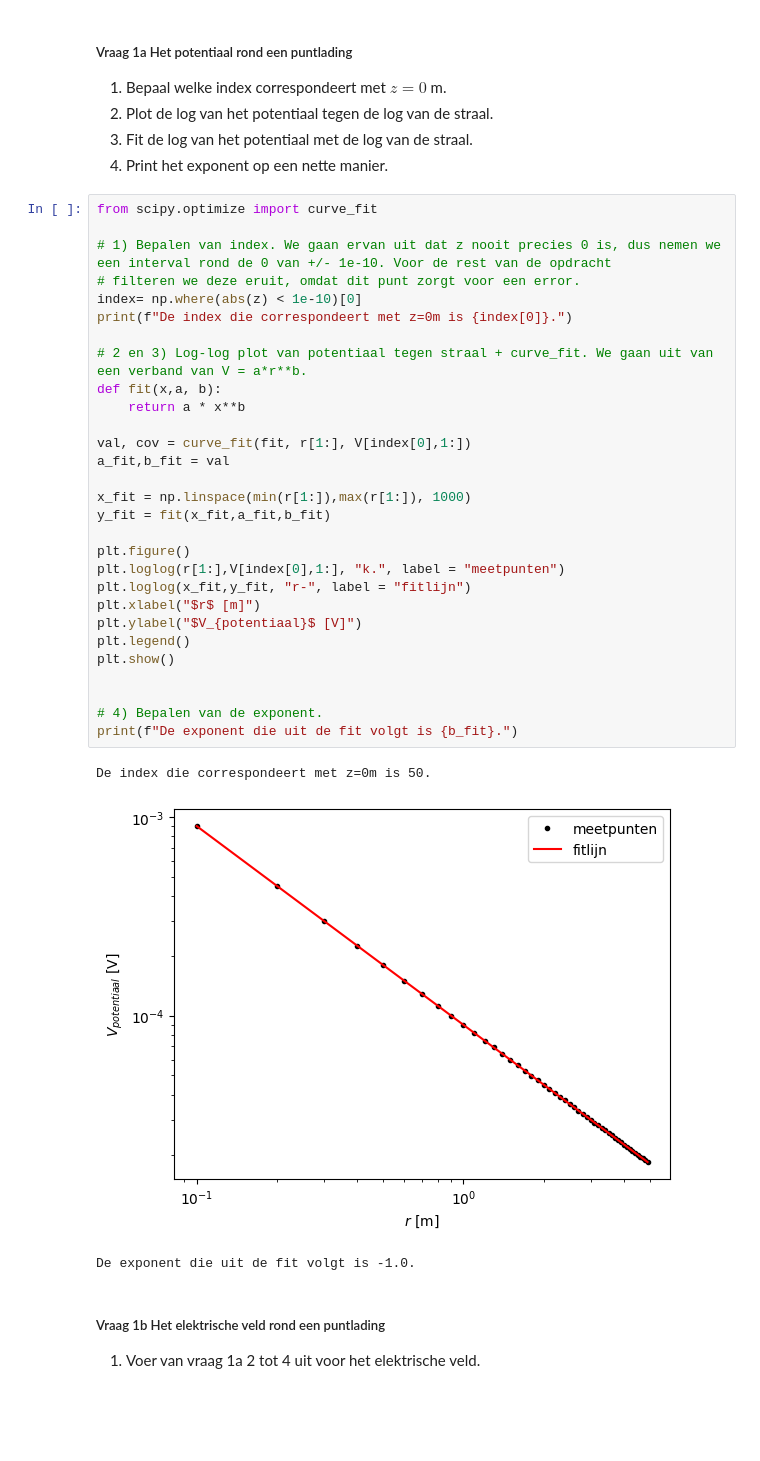
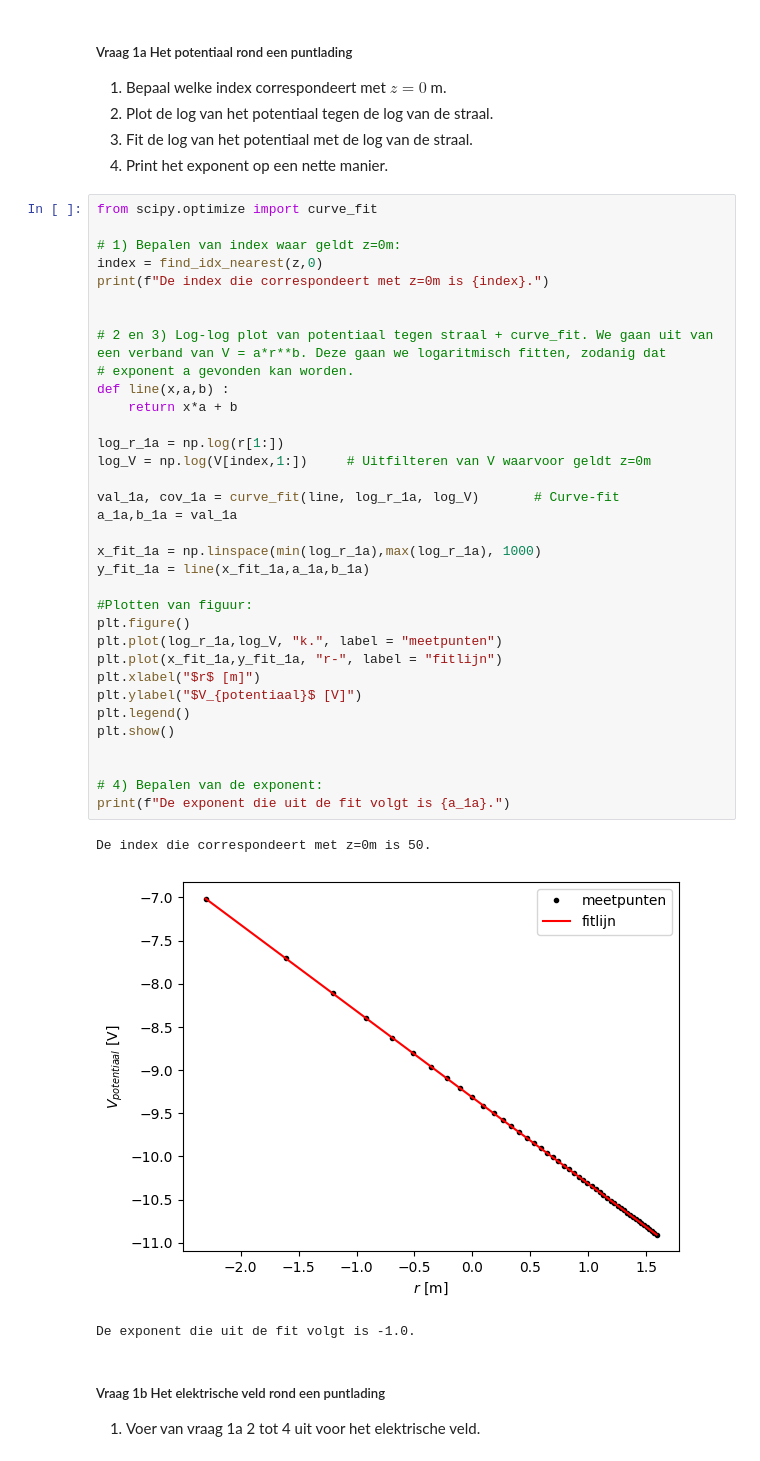
Before and after one commit to emmajuledrent/opdrachten-DEF-D, a Jupyter notebook: DigitaleOntwerpopdrachten/1CondensatorOpdracht/CondensatorOntwerpopdracht.ipynb, the cells around one changed output. Saved outputs shown, nothing was run; the diff lists cells and outputs as text; blank space fills up the shorter version.

```diff
--- a/DigitaleOntwerpopdrachten/1CondensatorOpdracht/CondensatorOntwerpopdracht.ipynb
+++ b/DigitaleOntwerpopdrachten/1CondensatorOpdracht/CondensatorOntwerpopdracht.ipynb
@@ -89,35 +89,40 @@ plot_results_pt_charge_at_origin(Ez, Er, normE, V, r, z, grid_step)
 # %%
 from scipy.optimize import curve_fit
 
-# 1) Bepalen van index. We gaan ervan uit dat z nooit precies 0 is, dus nemen we een interval rond de 0 van +/- 1e-10. Voor de rest van de opdracht
-# filteren we deze eruit, omdat dit punt zorgt voor een error.
-index= np.where(abs(z) < 1e-10)[0]
-print(f"De index die correspondeert met z=0m is {index[0]}.")
+# 1) Bepalen van index waar geldt z=0m:
+index = find_idx_nearest(z,0)
+print(f"De index die correspondeert met z=0m is {index}.")
 
-# 2 en 3) Log-log plot van potentiaal tegen straal + curve_fit. We gaan uit van een verband van V = a*r**b.
-def fit(x,a, b):
-    return a * x**b
 
-val, cov = curve_fit(fit, r[1:], V[index[0],1:])
-a_fit,b_fit = val
+# 2 en 3) Log-log plot van potentiaal tegen straal + curve_fit. We gaan uit van een verband van V = a*r**b. Deze gaan we logaritmisch fitten, zodanig dat
+# exponent a gevonden kan worden.
+def line(x,a,b) :
+    return x*a + b
 
-x_fit = np.linspace(min(r[1:]),max(r[1:]), 1000)
-y_fit = fit(x_fit,a_fit,b_fit)
+log_r_1a = np.log(r[1:])
+log_V = np.log(V[index,1:])     # Uitfilteren van V waarvoor geldt z=0m
 
+val_1a, cov_1a = curve_fit(line, log_r_1a, log_V)       # Curve-fit
+a_1a,b_1a = val_1a
+
+x_fit_1a = np.linspace(min(log_r_1a),max(log_r_1a), 1000)
+y_fit_1a = line(x_fit_1a,a_1a,b_1a)
+
+#Plotten van figuur:
 plt.figure()
-plt.loglog(r[1:],V[index[0],1:], "k.", label = "meetpunten")
-plt.loglog(x_fit,y_fit, "r-", label = "fitlijn")
+plt.plot(log_r_1a,log_V, "k.", label = "meetpunten")
+plt.plot(x_fit_1a,y_fit_1a, "r-", label = "fitlijn")
 plt.xlabel("$r$ [m]")
 plt.ylabel("$V_{potentiaal}$ [V]")
 plt.legend()
 plt.show()
 
 
-# 4) Bepalen van de exponent.
-print(f"De exponent die uit de fit volgt is {b_fit}.")
+# 4) Bepalen van de exponent:
+print(f"De exponent die uit de fit volgt is {a_1a}.")
 # %% [output]
 De index die correspondeert met z=0m is 50.
-[figure, old version]
+[figure, new version]
 De exponent die uit de fit volgt is -1.0.
 # %% [markdown]
 ##### Vraag 1b Het elektrische veld rond een puntlading
```
Also changed, not shown: parts of 12 cells of this notebook, 4 other files.
